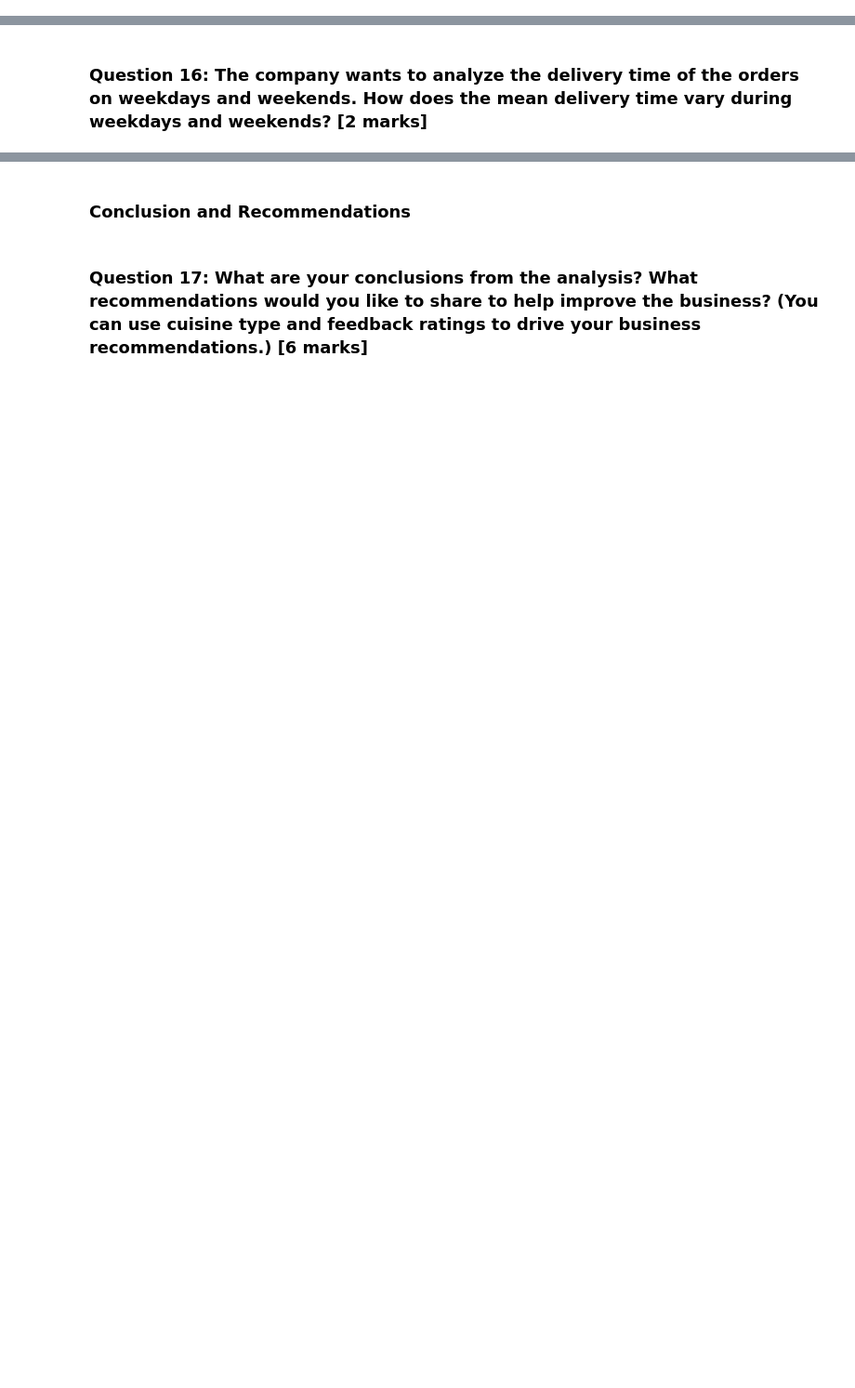
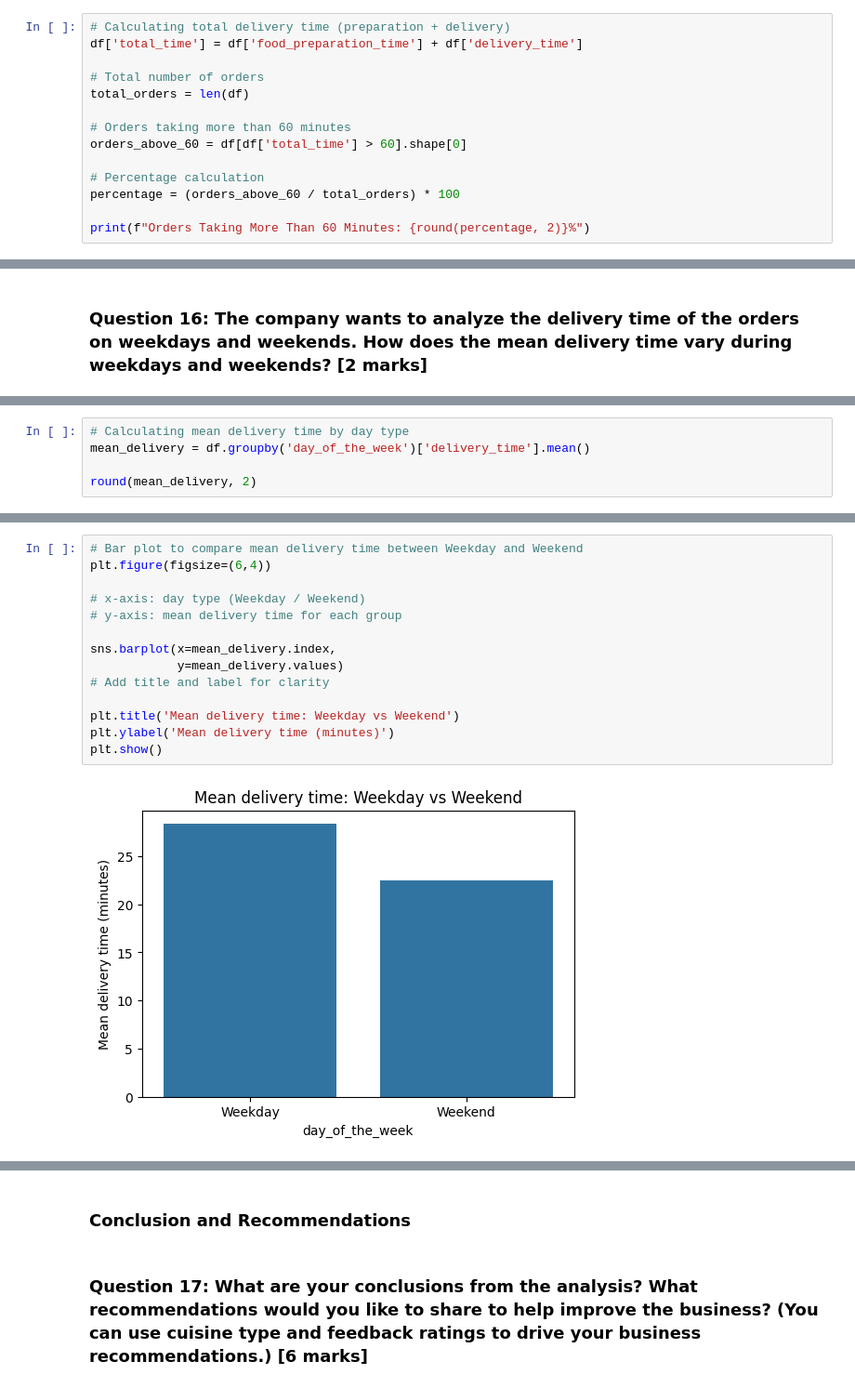
Before and after one commit to click2shivesh/shivesh-uta-aiml-py, a Jupyter notebook: Foodhub-Assignment-DataAnalysis-AIML-Notebook.ipynb, the cells around one changed output, grey strips where cells are left out. Shown at 93% size. Drawn from its saved outputs; the diff is of its cells as text; blank space fills up the shorter version.

```diff
--- a/Foodhub-Assignment-DataAnalysis-AIML-Notebook.ipynb
+++ b/Foodhub-Assignment-DataAnalysis-AIML-Notebook.ipynb
@@ -742,0 +781,14 @@ plt.show()
+# %%
+# Calculating total delivery time (preparation + delivery)
+df['total_time'] = df['food_preparation_time'] + df['delivery_time']
+
+# Total number of orders
+total_orders = len(df)
+
+# Orders taking more than 60 minutes
+orders_above_60 = df[df['total_time'] > 60].shape[0]
+
+# Percentage calculation
+percentage = (orders_above_60 / total_orders) * 100
+
+print(f"Orders Taking More Than 60 Minutes: {round(percentage, 2)}%")
@@ -748,0 +803,5 @@ plt.show()
+# %%
+# Calculating mean delivery time by day type
+mean_delivery = df.groupby('day_of_the_week')['delivery_time'].mean()
+
+round(mean_delivery, 2)
@@ -748,0 +814,16 @@ plt.show()
+# %%
+# Bar plot to compare mean delivery time between Weekday and Weekend
+plt.figure(figsize=(6,4))
+
+# x-axis: day type (Weekday / Weekend)
+# y-axis: mean delivery time for each group
+
+sns.barplot(x=mean_delivery.index,
+            y=mean_delivery.values)
+# Add title and label for clarity
+
+plt.title('Mean delivery time: Weekday vs Weekend')
+plt.ylabel('Mean delivery time (minutes)')
+plt.show()
+# %% [output]
+[figure, added]
```
Also changed, not shown: parts of 20 cells of this notebook.
